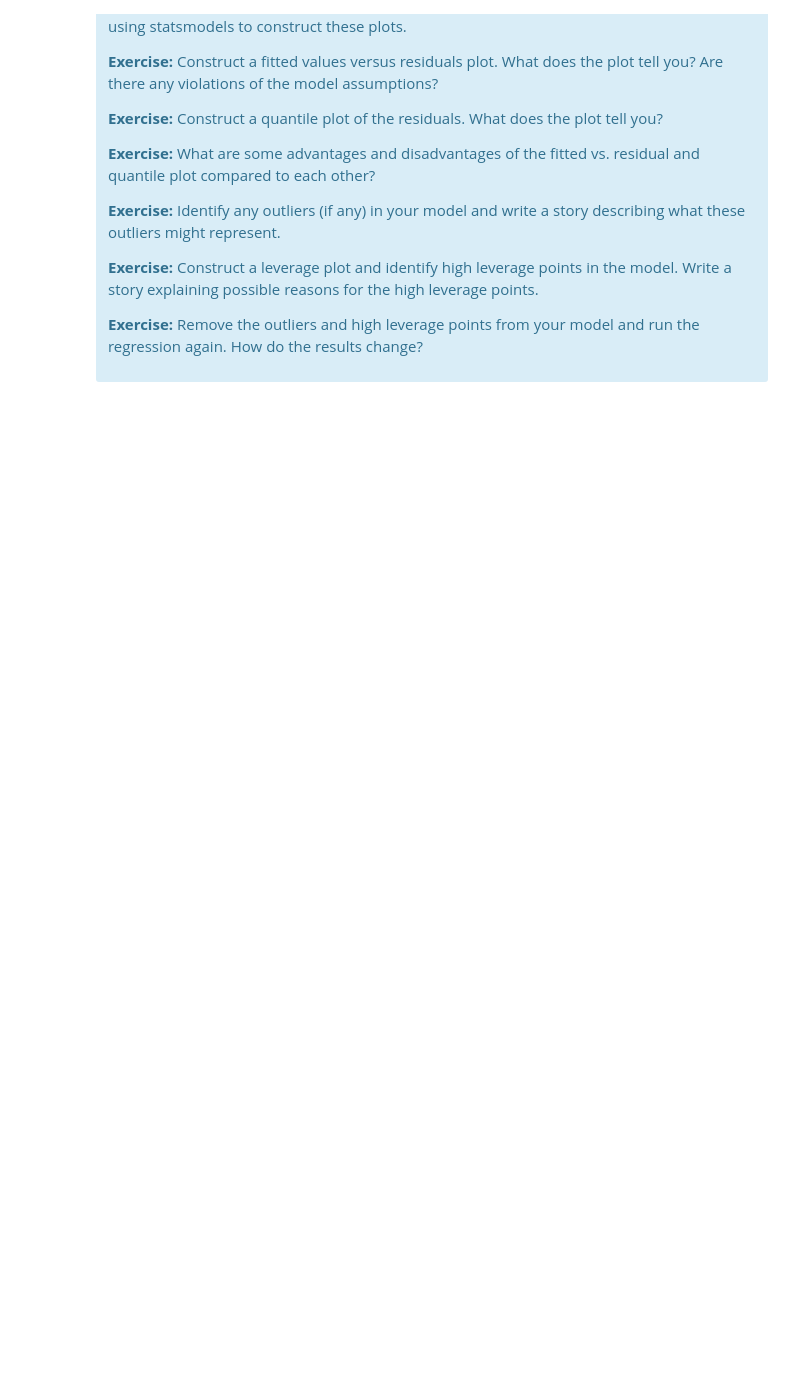
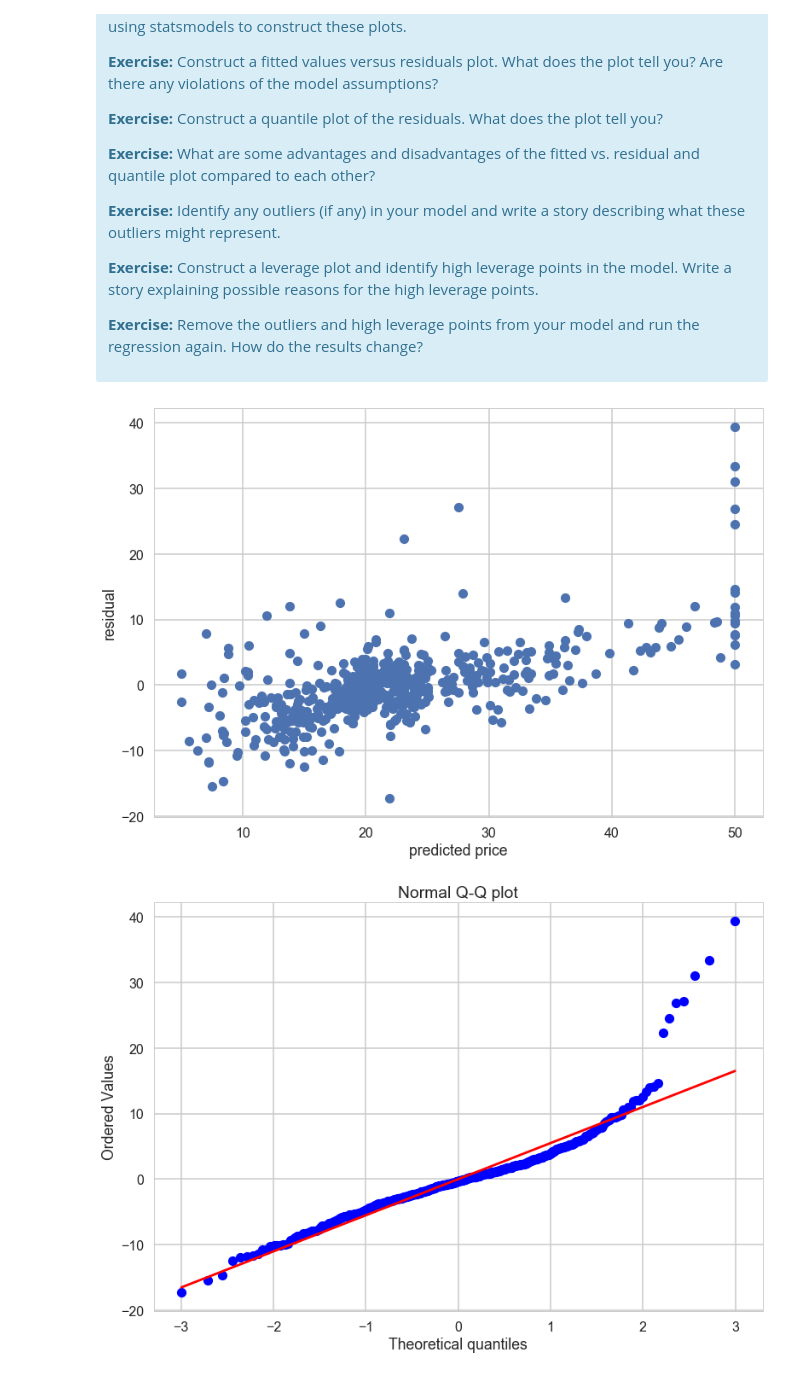
Before and after one commit to JCardenasRdz/SpringBoard, a Jupyter notebook: Projects/15_Linear_Regression/Mini_Project_Linear_Regression_Solution.ipynb, the cells around one changed output. Cells and saved outputs as stored; diff of their text form; code cells hidden in the pictures; blank space fills up the shorter version.

Commit message:
Linear regression mini project completed

```diff
--- a/Projects/15_Linear_Regression/Mini_Project_Linear_Regression_Solution.ipynb
+++ b/Projects/15_Linear_Regression/Mini_Project_Linear_Regression_Solution.ipynb
@@ -750,0 +749,11 @@ Once we compute the $F$-statistic, we can use the $F$-distribution with $N-K$ an
+# %%
+# your turn
+# Exercise: Try fitting a linear regression model using only the 'PTRATIO'
+# (pupil-teacher ratio by town) and interpret the intercept
+# and the coefficients.
+X=bos.PTRATIO.values; y=bos.PRICE.values;
+# add intercept
+X = sm.add_constant(X)
+# fit model
+model = sm.OLS(y, X); results = model.fit()
+results.summary2()
@@ -849,0 +936,29 @@ There are some other issues that are important investigate with linear regressio
+# %%
+# Your turn.
+import statsmodels.formula.api as sm
+model = sm.ols(formula='PRICE ~ CRIM + RM + PTRATIO', data=bos)
+fitted = model.fit()
+x=bos.PRICE.values;
+r=fitted.resid
+plt.figure(); plt.plot(x,r,'o'); plt.xlabel("predicted price"); plt.ylabel("residual")
+
+import scipy.stats as stats
+plt.figure();
+stats.probplot(r, dist="norm", plot=plt)
+plt.title("Normal Q-Q plot")
+plt.show()
+
+# find houses for which the predicted prices is less than 50
+index50=x<50
+
+# plot those houses
+plt.figure(); plt.title("Scatter for price <50")
+plt.figure(); plt.plot(x[index50],r[index50],'or');
+
+plt.figure();
+stats.probplot(r[index50], dist="norm", plot=plt)
+plt.title("Normal Q-Q plot")
+plt.show()
+# %% [output]
+[figure, added]
+[figure, added]
```
Also changed, not shown: parts of 21 cells of this notebook.
